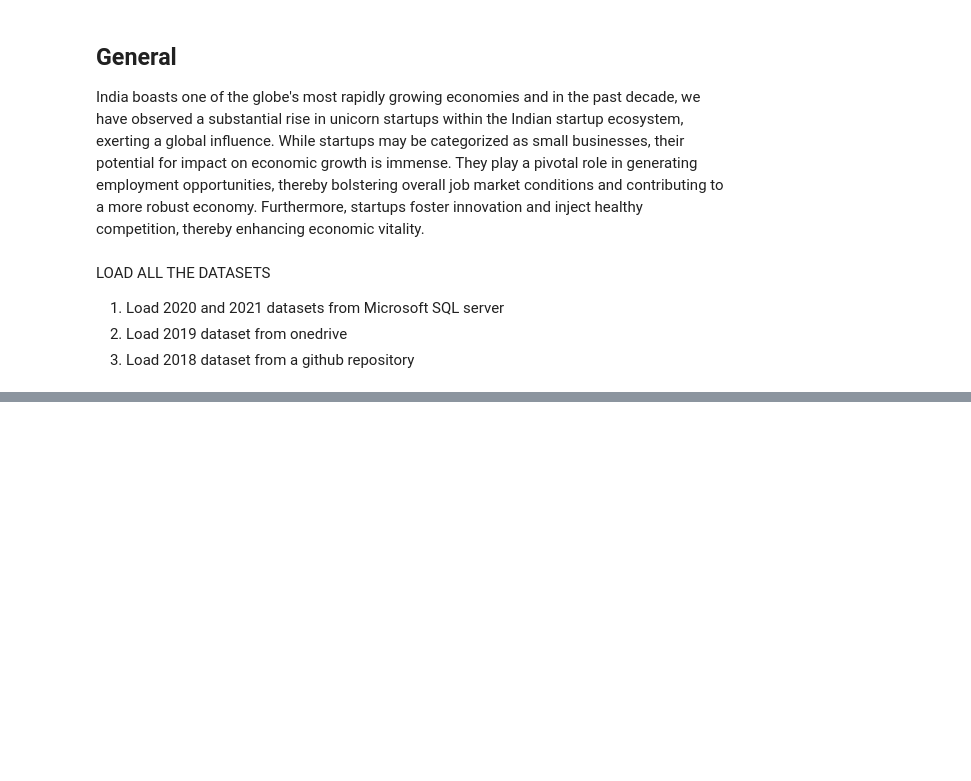
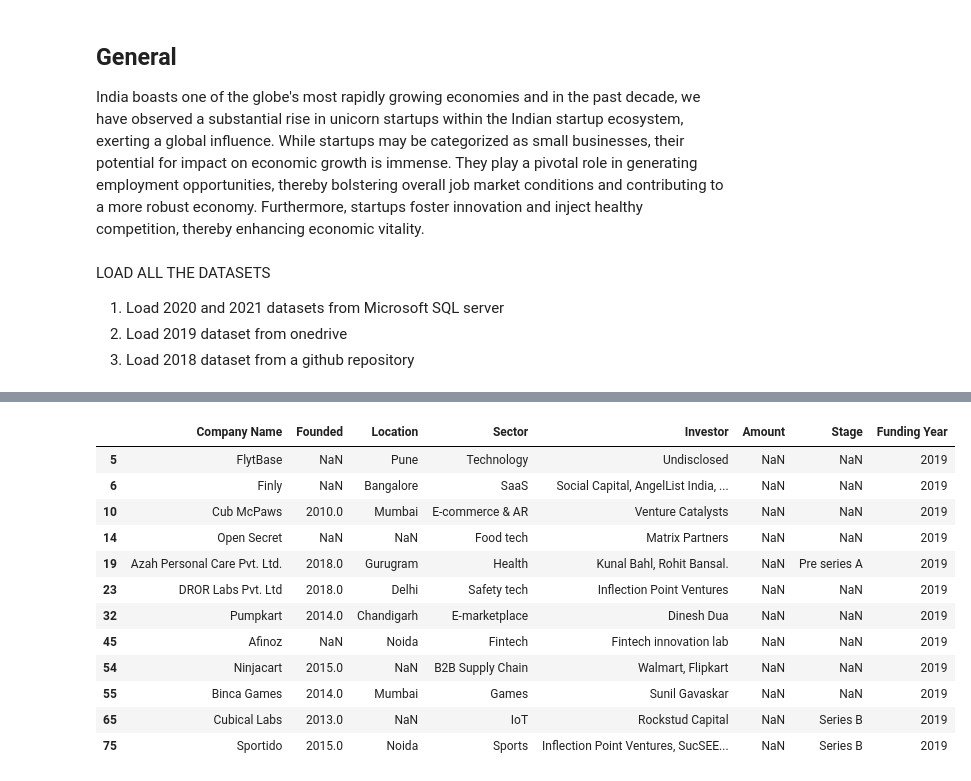
Before and after one commit to UMAR-FAWAZ/Indian_startup_funding_project, a Jupyter notebook: Indian_Startup.ipynb, the cells around one changed output, grey strips where cells are left out. Drawn from its saved outputs; the diff is of its cells as text; code cells hidden in the pictures; blank space fills up the shorter version.

```diff
--- a/Indian_Startup.ipynb
+++ b/Indian_Startup.ipynb
@@ -100,0 +362,23 @@ data_2018.head()
+# %%
+#Since undisclosed amounts does not provide any intelligenc,
+#we decided to drop rows with such characteristics
+# Replace the undisclosed amounts with an empty string
+
+data_2019['Amount'] = data_2019['Amount'].replace('Undisclosed', np.nan)
+# %%
+#check out these records
+data_2019.loc[(index_new)]
+# %% [output]
+|  | Company Name | Founded | Location | Sector | Investor | Amount | Stage | Funding Year |
+| 5 | FlytBase | NaN | Pune | Technology | Undisclosed | NaN | NaN | 2019 |
+| 6 | Finly | NaN | Bangalore | SaaS | Social Capital, AngelList India, ... | NaN | NaN | 2019 |
+| 10 | Cub McPaws | 2010.0 | Mumbai | E-commerce & AR | Venture Catalysts | NaN | NaN | 2019 |
+| 14 | Open Secret | NaN | NaN | Food tech | Matrix Partners | NaN | NaN | 2019 |
+| 19 | Azah Personal Care Pvt. Ltd. | 2018.0 | Gurugram | Health | Kunal Bahl, Rohit Bansal. | NaN | Pre series A | 2019 |
+| 23 | DROR Labs Pvt. Ltd | 2018.0 | Delhi | Safety tech | Inflection Point Ventures | NaN | NaN | 2019 |
+| 32 | Pumpkart | 2014.0 | Chandigarh | E-marketplace | Dinesh Dua | NaN | NaN | 2019 |
+| 45 | Afinoz | NaN | Noida | Fintech | Fintech innovation lab | NaN | NaN | 2019 |
+| 54 | Ninjacart | 2015.0 | NaN | B2B Supply Chain | Walmart, Flipkart | NaN | NaN | 2019 |
+| 55 | Binca Games | 2014.0 | Mumbai | Games | Sunil Gavaskar | NaN | NaN | 2019 |
+| 65 | Cubical Labs | 2013.0 | NaN | IoT | Rockstud Capital | NaN | Series B | 2019 |
+| 75 | Sportido | 2015.0 | Noida | Sports | Inflection Point Ventures, SucSEE... | NaN | Series B | 2019 |
```
Also changed, not shown: parts of 114 cells of this notebook.
